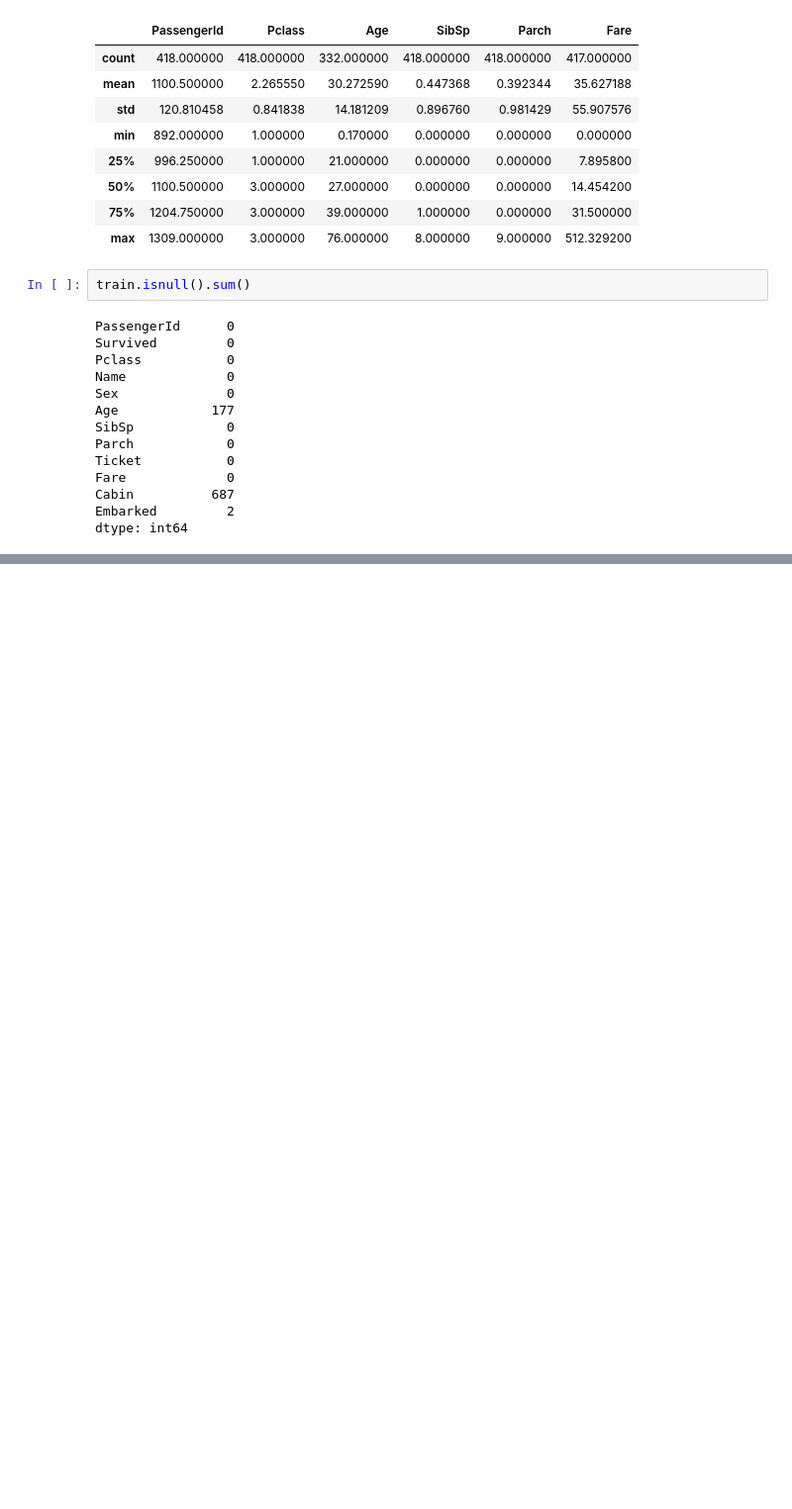
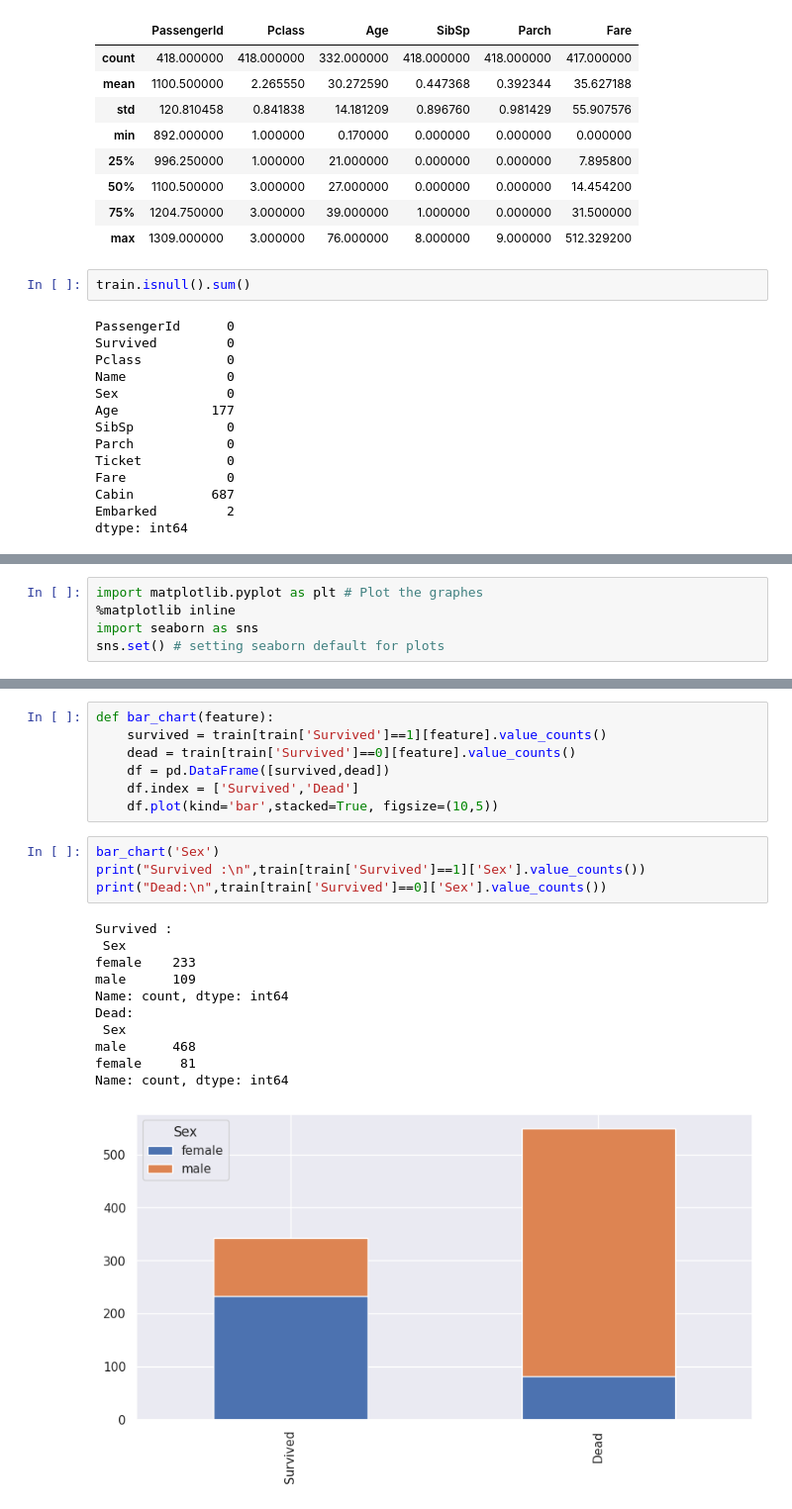
Before and after one commit to MasomehBazdar/MasomehBazdar-Titanic---Machine-Learning-from-Disaster, a Jupyter notebook: Titanic Survival Analysis.ipynb, the cells around one changed output, grey strips where cells are left out. Shown: that part at 99% size. Saved outputs shown, nothing was run; the diff lists cells and outputs as text; blank space fills up the shorter version.

```diff
--- a/Titanic Survival Analysis.ipynb
+++ b/Titanic Survival Analysis.ipynb
@@ -141,0 +144,5 @@ test.head()
+# %%
+import matplotlib.pyplot as plt # Plot the graphes
+%matplotlib inline
+import seaborn as sns
+sns.set() # setting seaborn default for plots
@@ -141,0 +158,23 @@ test.head()
+# %%
+def bar_chart(feature):
+    survived = train[train['Survived']==1][feature].value_counts()
+    dead = train[train['Survived']==0][feature].value_counts()
+    df = pd.DataFrame([survived,dead])
+    df.index = ['Survived','Dead']
+    df.plot(kind='bar',stacked=True, figsize=(10,5))
+# %%
+bar_chart('Sex')
+print("Survived :\n",train[train['Survived']==1]['Sex'].value_counts())
+print("Dead:\n",train[train['Survived']==0]['Sex'].value_counts())
+# %% [output]
+Survived :
+ Sex
+female    233
+male      109
+Name: count, dtype: int64
+Dead:
+ Sex
+male      468
+female     81
+Name: count, dtype: int64
+[figure, added]
```
Also changed, not shown: parts of 25 cells of this notebook.
